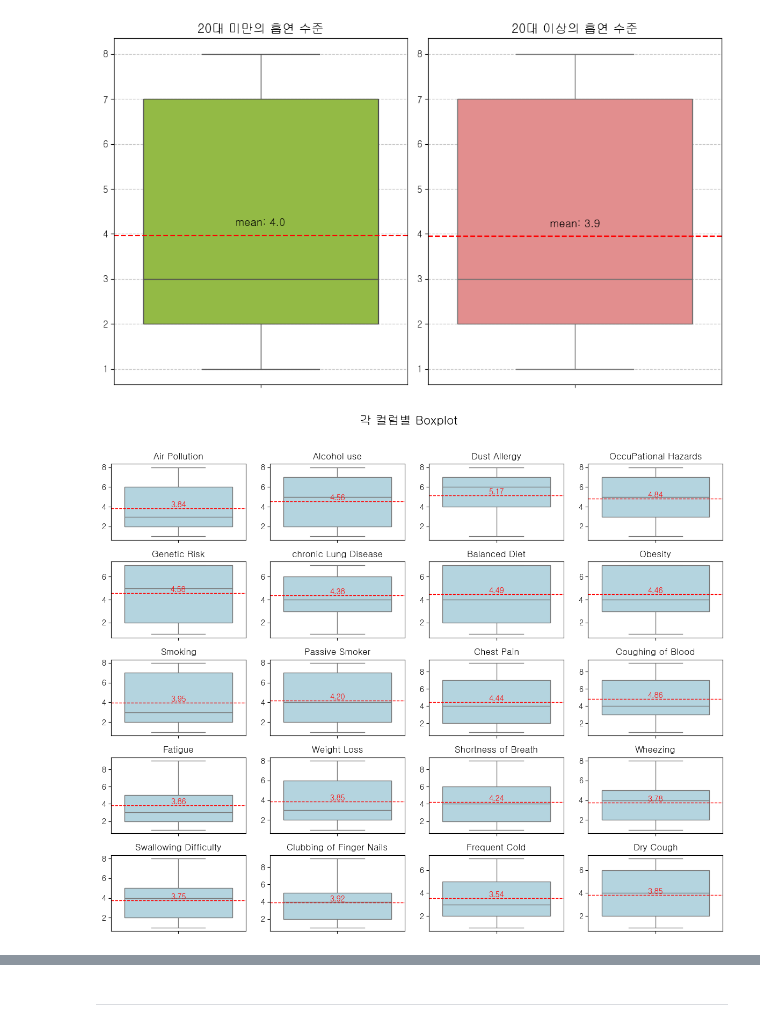
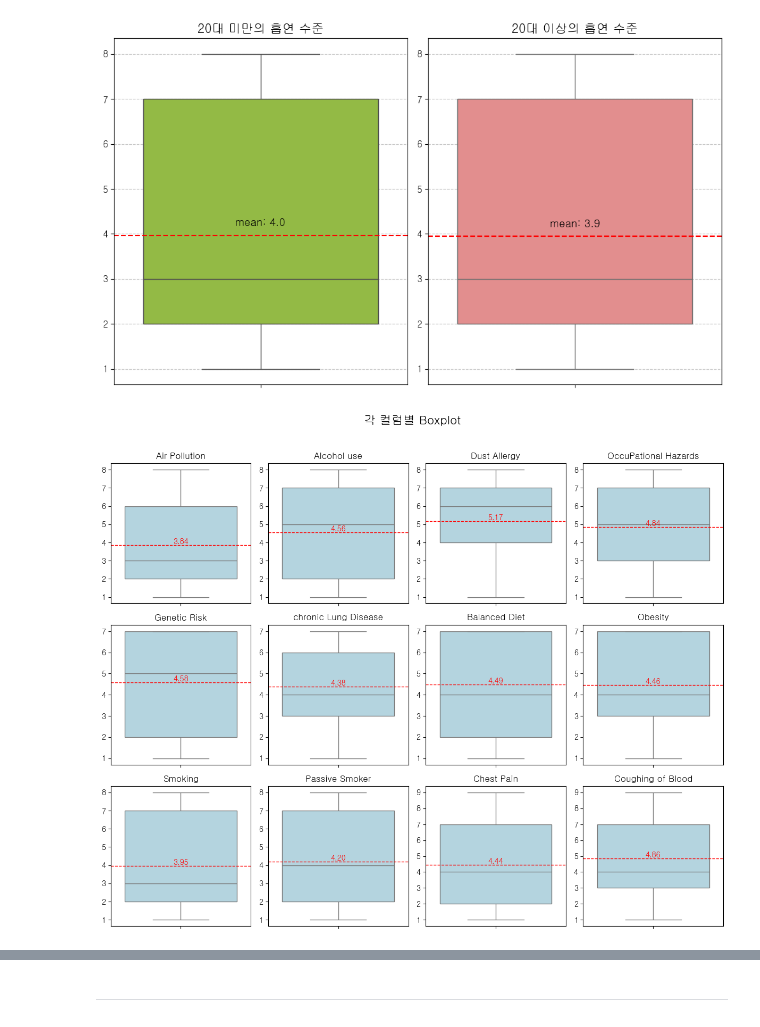
Before and after one commit to encore-SKN11/ML-3Team, a Jupyter notebook: eda_hyg.ipynb, the cells around one changed output, grey strips where cells are left out. Drawn from its saved outputs; the diff is of its cells as text; code cells hidden in the pictures.

```diff
--- a/eda_hyg.ipynb
+++ b/eda_hyg.ipynb
@@ -80,7 +80,7 @@ Downloading from https://www.kaggle.com/api/v1/datasets/download/thedevastator/c
 Extracting files...
 Path to dataset files: C:\Users\Playdata\.cache\kagglehub\datasets\thedevastator\cancer-patients-and-air-pollution-a-new-link\versions\2
 # %%
-df = pd.read_csv('../data/cancer_patient_data_sets.csv')
+df = pd.read_csv('./data/cancer_patient_data_sets.csv')
 df.head() # 맨 앞 인덱스 없애기
 # %% [output]
 |  | index | Patient Id | Age | Gender | Air Pollution | Alcohol use | Dust Allergy | OccuPational Hazards | ... |
@@ -234,0 +243,19 @@ dtype: int64
+# %%
+# 상대적으로 연관이 없는 컬럼 삭제하기
+
+related_df = df.drop(['index',
+            'Patient Id',
+            'Gender',
+              'Fatigue',
+              'Weight Loss',
+              'Shortness of Breath',
+              'Wheezing',
+              'Swallowing Difficulty',
+              'Clubbing of Finger Nails',
+              'Frequent Cold',
+              'Dry Cough',
+              'Snoring'],
+              axis=1)
+
+related_df['Level'] = related_df['Level'].map({'Low': 1, 'Medium': 2, 'High': 3})
+related_df
@@ -374,26 +425,26 @@ plt.show()
 # %% [output]
 [figure]
 # %%
-# 각 컬럼별 boxplot (except index(0), age(2), gender(3), patient id(1)) 22개만 사용
-fig, axes = plt.subplots(5, 4, figsize=(12, 10))  # 4x2 그리드로 배치
+# 각 컬럼별 boxplot (age, level 제외)
+fig, axes = plt.subplots(3, 4, figsize=(12, 10))  # 4x2 그리드로 배치
 fig.suptitle("각 컬럼별 Boxplot", fontsize=16, fontweight='bold')
 
 # 컬럼별로 boxplot 생성
-for ax, col in zip(axes.flatten(), df.columns[4:]):  # 8개의 컬럼만 사용
+for ax, col in zip(axes.flatten(), related_df.columns[1:13]):
     sns.boxplot(y=df[col], ax=ax, color='lightblue')
 
     # 평균값 계산 및 표시
-    mean_value = df[col].mean()
+    mean_value = related_df[col].mean()
     ax.axhline(mean_value, color='red', linestyle='--', linewidth=1)  # 평균선 추가
     ax.text(0, mean_value, f"{mean_value:.2f}", ha='center', va='bottom',
             color='red', fontsize=10, fontweight='bold')  # 평균값 텍스트 추가
 
     ax.set_title(col, fontsize=12)  # 각 subplot 제목
     ax.set_xlabel("")  # x축 라벨 제거
     ax.set_ylabel("")  # y축 라벨 제거
 
 # 레이아웃 조정
 plt.tight_layout(rect=[0, 0, 1, 0.96])  # 제목 공간 확보
 plt.show()
 # %% [output]
-[figure, old version]
+[figure, new version]
```
Also changed, not shown: parts of 11 cells of this notebook.
